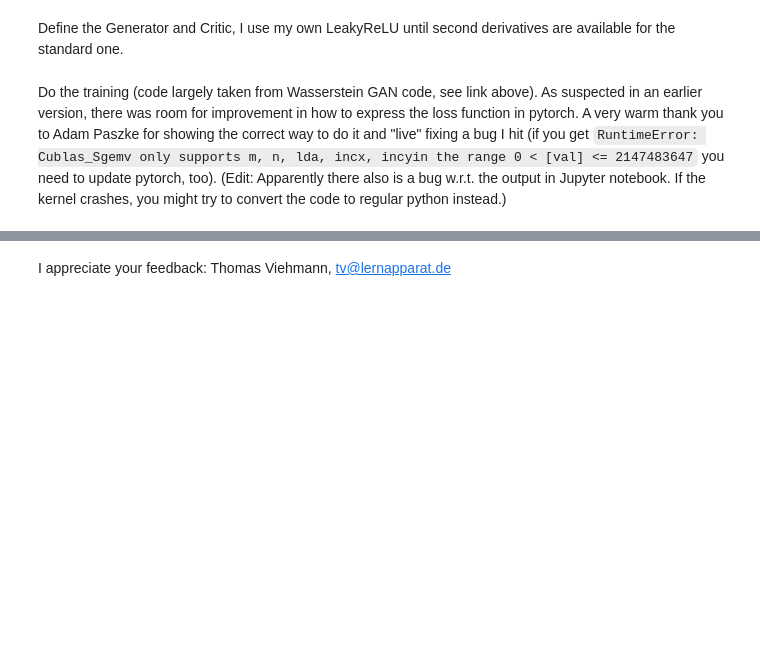
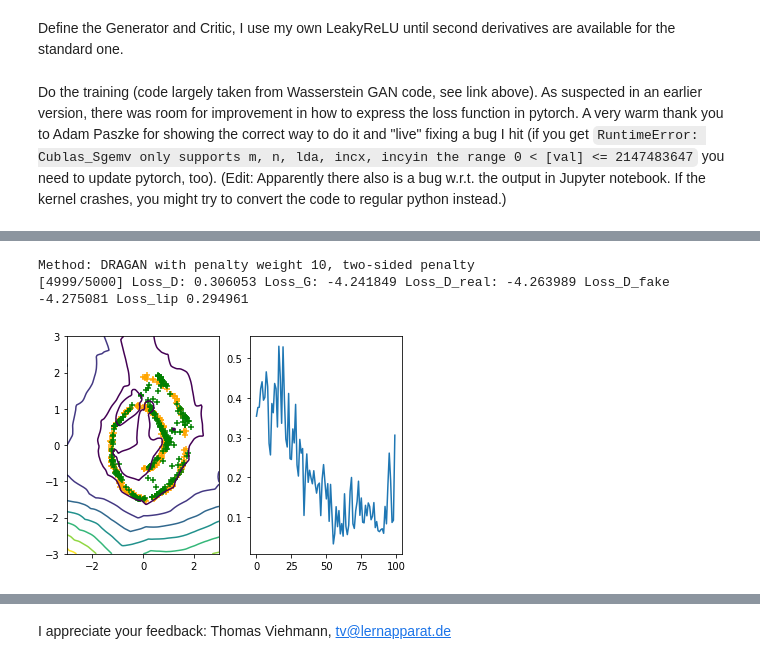
Before and after one commit to t-vi/pytorch-tvmisc, a Jupyter notebook: wasserstein-distance/Improved_Training_of_Wasserstein_GAN.ipynb, the cells around one changed output, grey strips where cells are left out. Drawn from its saved outputs; the diff is of its cells as text; code cells hidden in the pictures; blank space fills up the shorter version.

```diff
--- a/wasserstein-distance/Improved_Training_of_Wasserstein_GAN.ipynb
+++ b/wasserstein-distance/Improved_Training_of_Wasserstein_GAN.ipynb
@@ -412,0 +439,6 @@ Method: 6 with penalty weight 10.0
+# %%
+run_experiment(lipschitz_constraint=4, onesided=False, penalty_weight=10)
+# %% [output]
+Method: DRAGAN with penalty weight 10, two-sided penalty
+[4999/5000] Loss_D: 0.306053 Loss_G: -4.241849 Loss_D_real: -4.263989 Loss_D_fake -4.275081 Loss_lip 0.294961
+[figure, added]
```
Also changed, not shown: parts of 10 cells of this notebook.
